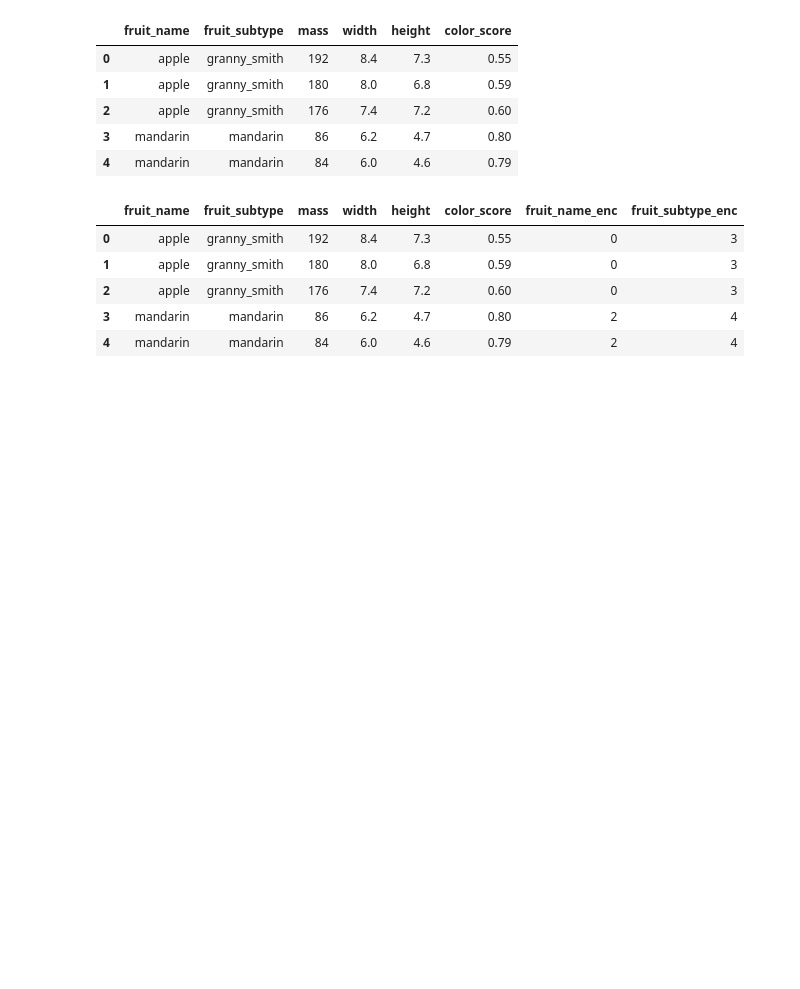
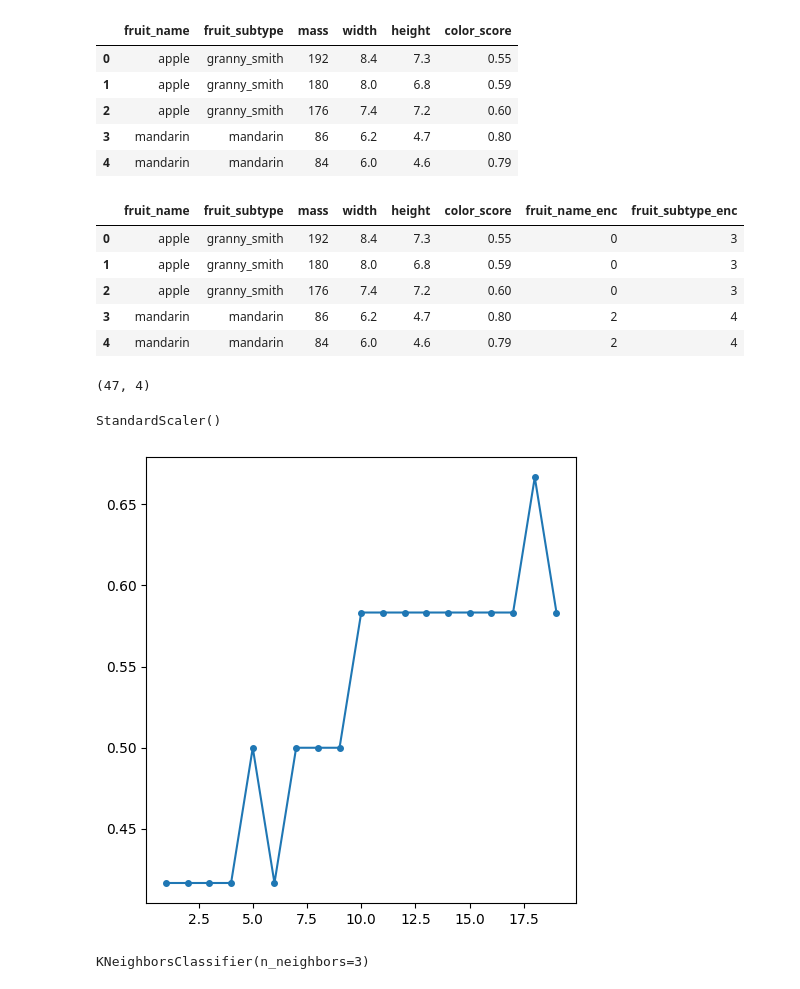
Before and after one commit to bytesbyt/ds_ml, a Jupyter notebook: knn.ipynb, the cells around one changed output. Cells and saved outputs as stored; diff of their text form; code cells hidden in the pictures; blank space fills up the shorter version.

```diff
--- a/knn.ipynb
+++ b/knn.ipynb
@@ -39,3 +41,38 @@ data.head()
 # Splitting the data intood ependant and independent variable
 data_to_use = data[['mass', 'width', 'height', 'color_score']]
 data_to_target = data['fruit_name_enc']
+# %%
+# Split our dataset
+
+X_train, X_test, y_train, y_test = train_test_split(data_to_use, data_to_target, test_size = 0.20, random_state = 32)
+# %%
+X_train.shape
+# %% [output]
+(47, 4)
+# %%
+scaler = StandardScaler()
+scaler.fit_transform(X_train)
+scaler.fit(X_test)
+# %% [output]
+StandardScaler()
+# %%
+# Getting our k value
+error_rate = []
+
+for i in range(1,20):
+    knn = KNeighborsClassifier(n_neighbors=i)
+    knn.fit(X_train, y_train)
+    knn_pred = knn.predict(X_test)
+    error_rate.append(np.mean(knn_pred != y_test))
+
+plt.figure(figsize=(5,5))
+plt.plot(range(1, 20), error_rate, marker = 'o', markersize = 4)
+plt.tight_layout()
+# %% [output]
+[figure, added]
+# %%
+# Building my knn model
+knn = KNeighborsClassifier(n_neighbors=3)
+knn.fit(X_train, y_train)
+# %% [output]
+KNeighborsClassifier(n_neighbors=3)
```
Also changed, not shown: parts of 3 cells of this notebook.
